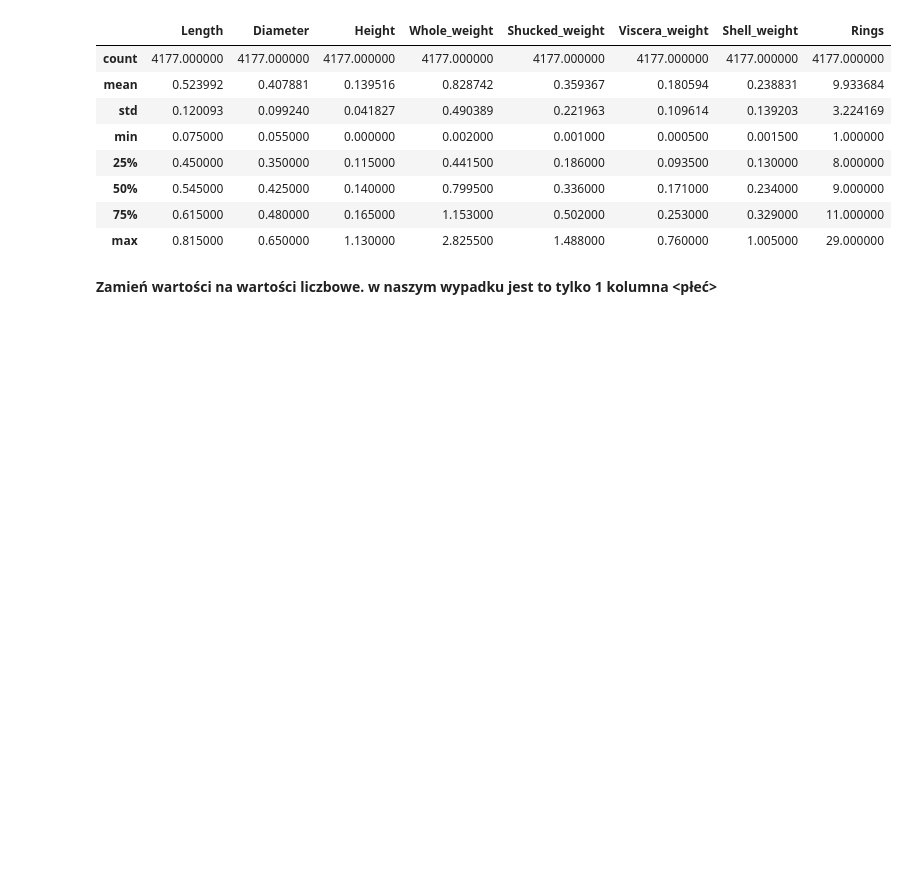
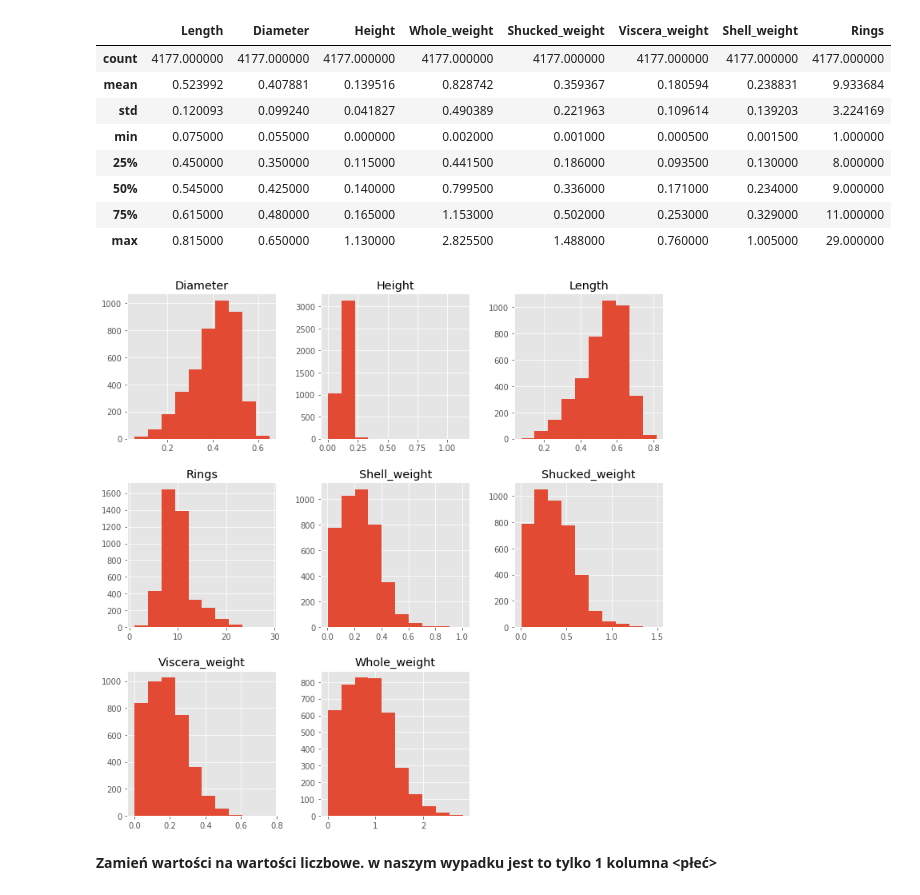
Before and after one commit to PatrykKerlin/jdsz2-wenus, a Jupyter notebook: projekt_ML/Projekt_ML_uaktualnienie.ipynb, the cells around one changed output. Drawn from its saved outputs; the diff is of its cells as text; code cells hidden in the pictures; blank space fills up the shorter version.

```diff
--- a/projekt_ML/Projekt_ML_uaktualnienie.ipynb
+++ b/projekt_ML/Projekt_ML_uaktualnienie.ipynb
@@ -88,6 +88,12 @@ df.describe()
 | 50% | 0.545000 | 0.425000 | 0.140000 | 0.799500 | 0.336000 | 0.171000 | 0.234000 | 9.000000 |
 | 75% | 0.615000 | 0.480000 | 0.165000 | 1.153000 | 0.502000 | 0.253000 | 0.329000 | 11.000000 |
 | max | 0.815000 | 0.650000 | 1.130000 | 2.825500 | 1.488000 | 0.760000 | 1.005000 | 29.000000 |
+# %%
+plt.style.use('ggplot')
+pd.DataFrame.hist(df, figsize = [12,12])
+plt.show()
+# %% [output]
+[figure, added]
 # %% [markdown]
 **Zamień wartości na wartości liczbowe. w naszym wypadku jest to tylko 1 kolumna <płeć>**
 # %%
```
Also changed, not shown: parts of 15 cells of this notebook.
